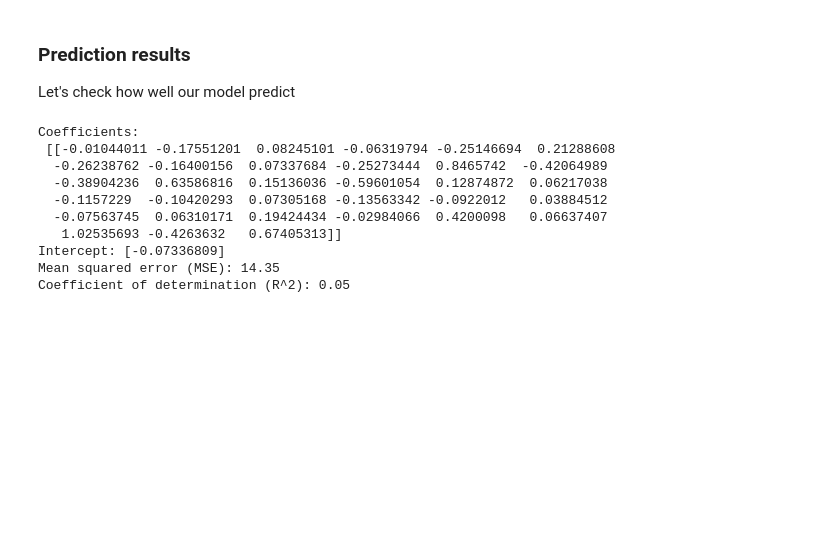
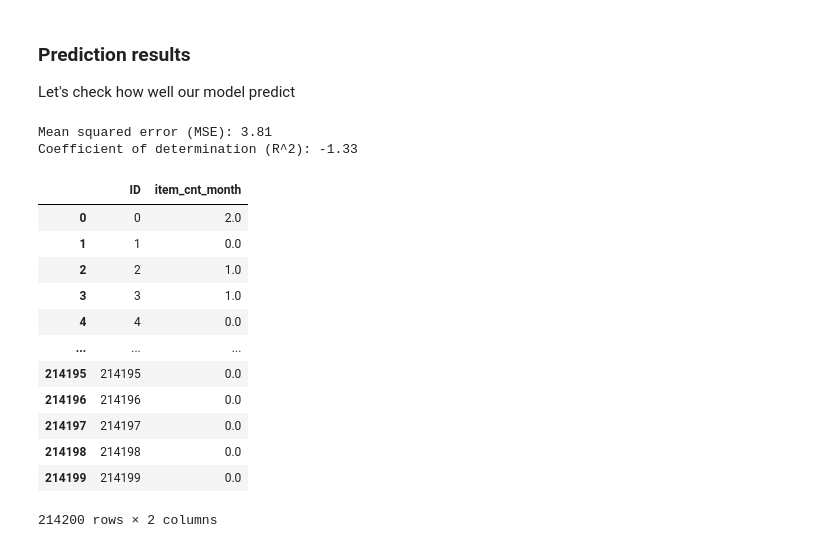
Before and after one commit to alcides29/Future_sales_prediction, a Jupyter notebook: future_sales.ipynb, the cells around one changed output. Saved outputs shown, nothing was run; the diff lists cells and outputs as text; code cells hidden in the pictures; blank space fills up the shorter version.

Commit message:
Update prediction with linear regression

```diff
--- a/future_sales.ipynb
+++ b/future_sales.ipynb
@@ -236,4 +241,7 @@ print(X.shape, y.shape)
 # %% [markdown]
 We perform 80/20 data split train and test set
 # %%
-X_train, X_test, y_train, y_test = train_test_split(X, y, test_size = 0.2)
+X_train, X_val, y_train, y_val = train_test_split(X, y, test_size = 0.1, random_state = 42)
+# %%
+X_test = df.values[:, 1:]
+print(X_test.shape)
@@ -239,0 +252,8 @@ X_train, X_test, y_train, y_test = train_test_split(X, y, test_size = 0.2)
+# %%
+scaler = MinMaxScaler()
+
+X_train = scaler.fit_transform(X_train)
+X_val = scaler.transform(X_val)
+X_test = scaler.transform(X_test)
+
+print(X_test.shape)
@@ -262,0 +288,5 @@ y_predict = model.predict(X_test)
+# %%
+predictions = model.predict(X_test)
+
+# Let's eliminate the negative numbers
+predictions = predictions.clip(min = 0)
@@ -265,21 +305,28 @@ y_predict = model.predict(X_test)
 Let's check how well our model predict
 # %%
 # The coefficients
-print('Coefficients: \n', model.coef_)
-print('Intercept:', model.intercept_)
 print('Mean squared error (MSE): %.2f'
-      % mean_squared_error(y_test, y_predict))
+      % mean_squared_error(y_val, y_predict))
 # The coefficient of determination: 1 is perfect prediction
 print('Coefficient of determination (R^2): %.2f'
-      % r2_score(y_test, y_predict))
+      % r2_score(y_val, y_predict))
 # %% [output]
-Coefficients:
- [[-0.01044011 -0.17551201  0.08245101 -0.06319794 -0.25146694  0.21288608
-  -0.26238762 -0.16400156  0.07337684 -0.25273444  0.8465742  -0.42064989
-  -0.38904236  0.63586816  0.15136036 -0.59601054  0.12874872  0.06217038
-  -0.1157229  -0.10420293  0.07305168 -0.13563342 -0.0922012   0.03884512
-  -0.07563745  0.06310171  0.19424434 -0.02984066  0.4200098   0.06637407
-   1.02535693 -0.4263632   0.67405313]]
-Intercept: [-0.07336809]
-Mean squared error (MSE): 14.35
-Coefficient of determination (R^2): 0.05
+Mean squared error (MSE): 3.81
+Coefficient of determination (R^2): -1.33
+# %%
+submission = pd.DataFrame({'ID': dataset['ID'], 'item_cnt_month': np.round(predictions[:,0])})
+submission
+# %% [output]
+|  | ID | item_cnt_month |
+| 0 | 0 | 2.0 |
+| 1 | 1 | 0.0 |
+| 2 | 2 | 1.0 |
+| 3 | 3 | 1.0 |
+| 4 | 4 | 0.0 |
+| ... | ... | ... |
+| 214195 | 214195 | 0.0 |
+| 214196 | 214196 | 0.0 |
+| 214197 | 214197 | 0.0 |
+| 214198 | 214198 | 0.0 |
+| 214199 | 214199 | 0.0 |
+214200 rows × 2 columns
```
Also changed, not shown: parts of 15 cells of this notebook.
